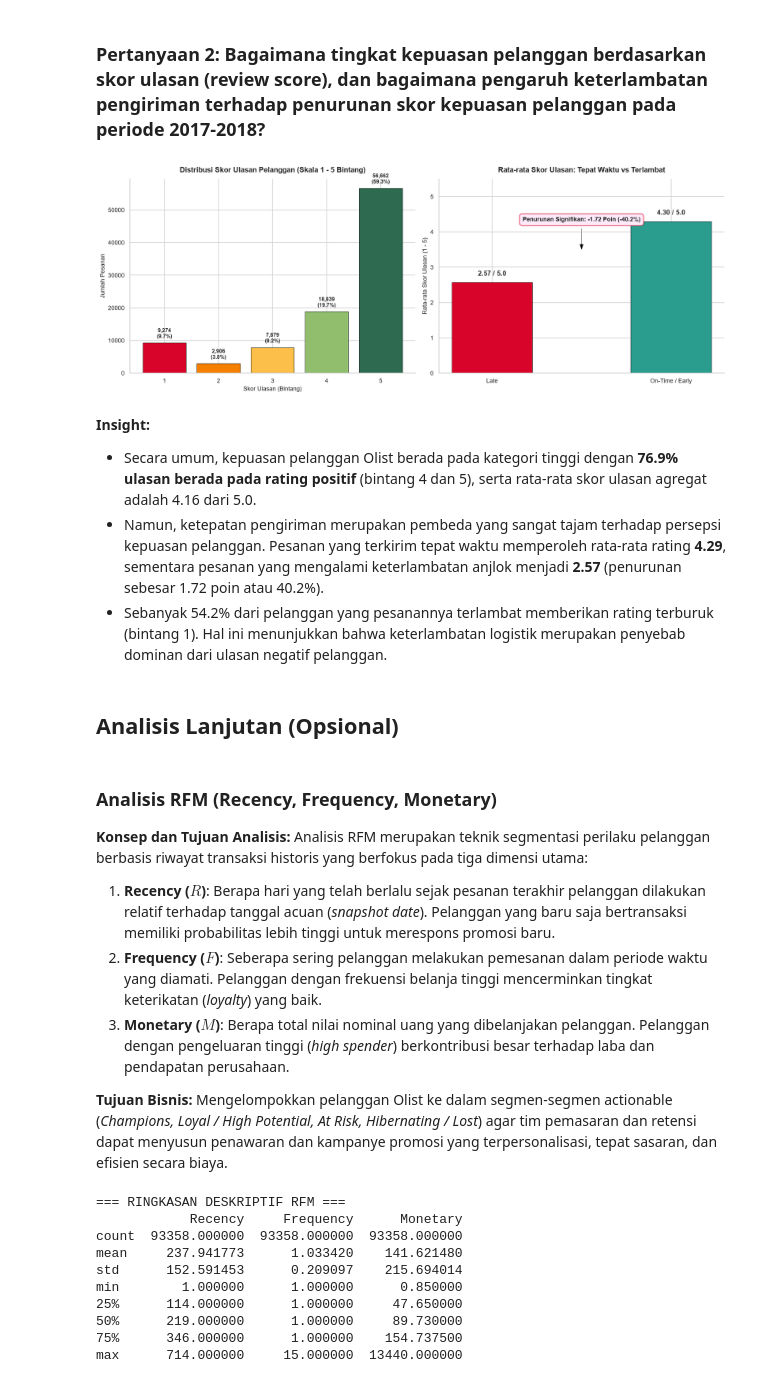
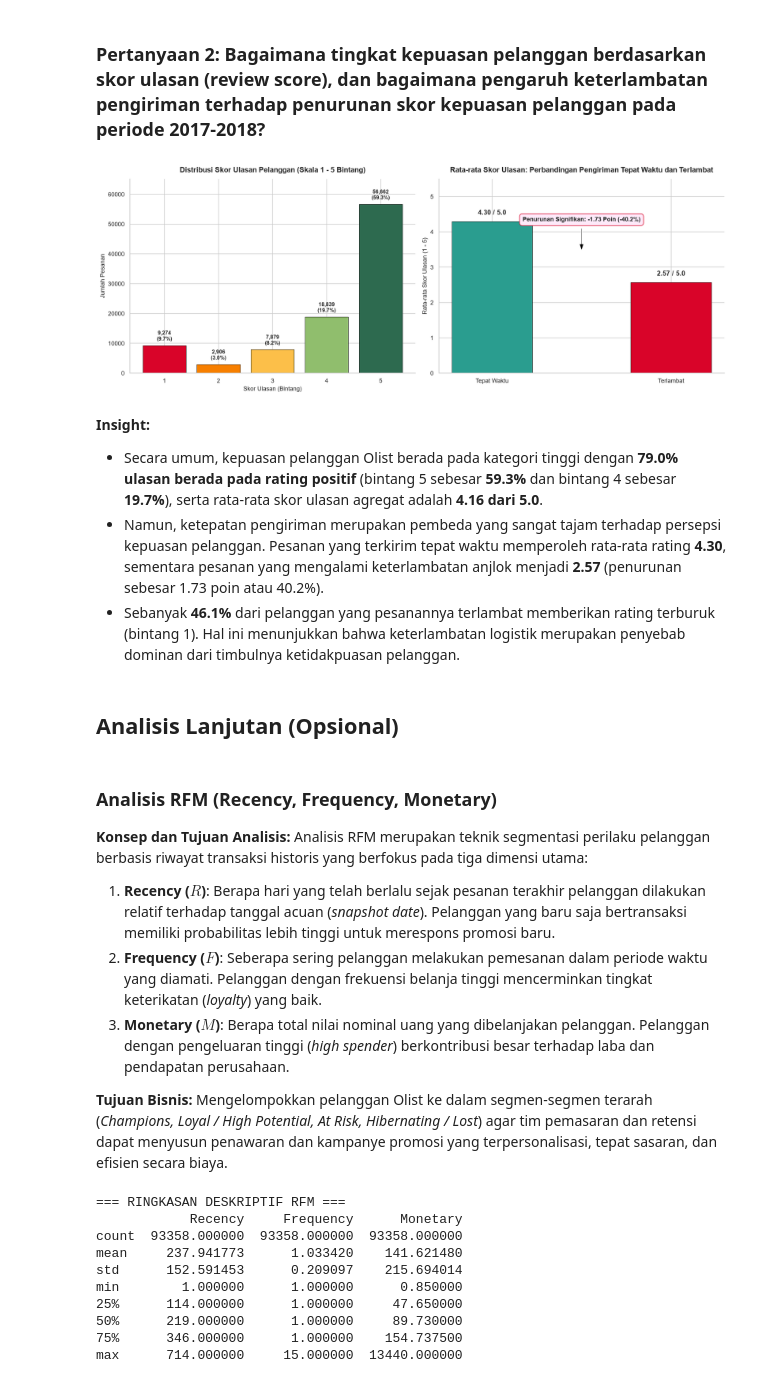
Before and after one commit to hauzanziyad/Dicoding-Proyek-FundamentalAnalisisData, a Jupyter notebook: notebook.ipynb, the cells around one changed output. Cells and saved outputs as stored; diff of their text form; code cells hidden in the pictures.

Commit message:
Revise submission based on reviewer feedback

```diff
--- a/notebook.ipynb
+++ b/notebook.ipynb
@@ -287,7 +288,7 @@ products_df['product_category_name_english'] = products_df['product_category_nam
 # 3. Feature Engineering untuk Analisis Pengiriman
 orders_df['delivery_time_days'] = (orders_df['order_delivered_customer_date'] - orders_df['order_purchase_timestamp']).dt.total_seconds() / (24 * 3600)
 orders_df['delay_days'] = (orders_df['order_delivered_customer_date'] - orders_df['order_estimated_delivery_date']).dt.total_seconds() / (24 * 3600)
-orders_df['delivery_status'] = np.where(orders_df['delay_days'] > 0, 'Late', 'On-Time / Early')
+orders_df['delivery_status'] = np.where(orders_df['delay_days'] > 0, 'Terlambat', 'Tepat Waktu')
 
 # 4. Deduplikasi Geolocation
 geolocation_clean_df = geolocation_df.drop_duplicates(subset=['geolocation_zip_code_prefix', 'geolocation_lat', 'geolocation_lng'])
@@ -485,9 +488,13 @@ axes[0].set_xlabel('Total Pendapatan (BRL - R$)', fontsize=11)
 axes[0].spines['top'].set_visible(False)
 axes[0].spines['right'].set_visible(False)
 
+max_top = top_5_categories['total_revenue'].max()
+axes[0].set_xlim(0, max_top * 1.30)
+axes[0].xaxis.set_major_formatter(ticker.FuncFormatter(lambda x, p: f'R$ {int(x):,}'))
+
 for bar in bars1:
     width = bar.get_width()
-    axes[0].text(width + 15000, bar.get_y() + bar.get_height()/2, f"R$ {width:,.0f}",
+    axes[0].text(width + (max_top * 0.02), bar.get_y() + bar.get_height()/2, f"R$ {width:,.0f}",
                  va='center', ha='left', fontsize=10, fontweight='bold', color='#1d3557')
 
 # Panel 2: Bottom 5 Categories
@@ -499,9 +506,13 @@ axes[1].set_xlabel('Total Pendapatan (BRL - R$)', fontsize=11)
 axes[1].spines['top'].set_visible(False)
 axes[1].spines['right'].set_visible(False)
 
+max_bot = bottom_5_categories['total_revenue'].max()
+axes[1].set_xlim(0, max_bot * 1.35)
+axes[1].xaxis.set_major_formatter(ticker.FuncFormatter(lambda x, p: f'R$ {int(x):,}'))
+
 for bar in bars2:
     width = bar.get_width()
-    axes[1].text(width + 25, bar.get_y() + bar.get_height()/2, f"R$ {width:,.2f}",
+    axes[1].text(width + (max_bot * 0.02), bar.get_y() + bar.get_height()/2, f"R$ {width:,.2f}",
                  va='center', ha='left', fontsize=10, fontweight='bold', color='#6a040f')
 
 plt.tight_layout()
@@ -529,44 +541,47 @@ axes[0].set_xlabel('Skor Ulasan (Bintang)', fontsize=11)
 axes[0].set_ylabel('Jumlah Pesanan', fontsize=11)
 axes[0].spines['top'].set_visible(False)
 axes[0].spines['right'].set_visible(False)
 
+max_rev_count = review_counts.max()
+axes[0].set_ylim(0, max_rev_count * 1.15)
+
 for bar in bars_rev:
     height = bar.get_height()
     pct = (height / total_reviews) * 100
-    axes[0].text(bar.get_x() + bar.get_width()/2, height + 1000, f"{height:,}\n({pct:.1f}%)",
+    axes[0].text(bar.get_x() + bar.get_width()/2, height + (max_rev_count * 0.02), f"{height:,}\n({pct:.1f}%)",
                  ha='center', va='bottom', fontsize=9.5, fontweight='bold')
 
-# Panel 2: Komparasi Rata-rata Skor Ulasan: Tepat Waktu vs Terlambat
+# Panel 2: Komparasi Rata-rata Skor Ulasan Pengiriman Tepat Waktu dan Terlambat
 mean_scores = delivery_satisfaction[['delivery_status', 'avg_review_score']]
-status_colors = ['#d90429' if s == 'Late' else '#2a9d8f' for s in mean_scores['delivery_status']]
+status_colors = ['#2a9d8f' if s == 'Tepat Waktu' else '#d90429' for s in mean_scores['delivery_status']]
 
 bars_status = axes[1].bar(mean_scores['delivery_status'], mean_scores['avg_review_score'], color=status_colors, width=0.45, edgecolor='black', linewidth=0.6)
-axes[1].set_title('Rata-rata Skor Ulasan: Tepat Waktu vs Terlambat', fontsize=13, fontweight='bold', pad=12)
+axes[1].set_title('Rata-rata Skor Ulasan: Perbandingan Pengiriman Tepat Waktu dan Terlambat', fontsize=13, fontweight='bold', pad=12)
 axes[1].set_ylabel('Rata-rata Skor Ulasan (1 - 5)', fontsize=11)
 axes[1].set_ylim(0, 5.5)
 axes[1].spines['top'].set_visible(False)
 axes[1].spines['right'].set_visible(False)
 
 for bar in bars_status:
     height = bar.get_height()
     axes[1].text(bar.get_x() + bar.get_width()/2, height + 0.15, f"{height:.2f} / 5.0",
                  ha='center', va='bottom', fontsize=12, fontweight='bold')
 
 # Tambahkan anotasi selisih rating (delta)
-axes[1].annotate('Penurunan Signifikan: -1.72 Poin (-40.2%)',
+axes[1].annotate('Penurunan Signifikan: -1.73 Poin (-40.2%)',
                  xy=(0.5, 3.4), xytext=(0.5, 4.3),
                  arrowprops=dict(facecolor='black', shrink=0.08, width=1.5, headwidth=8),
                  ha='center', fontsize=11, fontweight='bold', bbox=dict(boxstyle='round,pad=0.5', facecolor='#feeafa', edgecolor='#d90429'))
 
 plt.tight_layout()
 plt.show()
 # %% [output]
-[figure, old version]
+[figure, new version]
 # %% [markdown]
 **Insight:**
-- Secara umum, kepuasan pelanggan Olist berada pada kategori tinggi dengan **76.9% ulasan berada pada rating positif** (bintang 4 dan 5), serta rata-rata skor ulasan agregat adalah 4.16 dari 5.0.
-- Namun, ketepatan pengiriman merupakan pembeda yang sangat tajam terhadap persepsi kepuasan pelanggan. Pesanan yang terkirim tepat waktu memperoleh rata-rata rating **4.29**, sementara pesanan yang mengalami keterlambatan anjlok menjadi **2.57** (penurunan sebesar 1.72 poin atau 40.2%).
-- Sebanyak 54.2% dari pelanggan yang pesanannya terlambat memberikan rating terburuk (bintang 1). Hal ini menunjukkan bahwa keterlambatan logistik merupakan penyebab dominan dari ulasan negatif pelanggan.
+- Secara umum, kepuasan pelanggan Olist berada pada kategori tinggi dengan **79.0% ulasan berada pada rating positif** (bintang 5 sebesar **59.3%** dan bintang 4 sebesar **19.7%**), serta rata-rata skor ulasan agregat adalah **4.16 dari 5.0**.
+- Namun, ketepatan pengiriman merupakan pembeda yang sangat tajam terhadap persepsi kepuasan pelanggan. Pesanan yang terkirim tepat waktu memperoleh rata-rata rating **4.30**, sementara pesanan yang mengalami keterlambatan anjlok menjadi **2.57** (penurunan sebesar 1.73 poin atau 40.2%).
+- Sebanyak **46.1%** dari pelanggan yang pesanannya terlambat memberikan rating terburuk (bintang 1). Hal ini menunjukkan bahwa keterlambatan logistik merupakan penyebab dominan dari timbulnya ketidakpuasan pelanggan.
 # %% [markdown]
 ## Analisis Lanjutan (Opsional)
 # %% [markdown]
@@ -579,7 +594,7 @@ Analisis RFM merupakan teknik segmentasi perilaku pelanggan berbasis riwayat tra
 3. **Monetary ($M$)**: Berapa total nilai nominal uang yang dibelanjakan pelanggan. Pelanggan dengan pengeluaran tinggi (*high spender*) berkontribusi besar terhadap laba dan pendapatan perusahaan.
 
 **Tujuan Bisnis:**
-Mengelompokkan pelanggan Olist ke dalam segmen-segmen actionable (*Champions, Loyal / High Potential, At Risk, Hibernating / Lost*) agar tim pemasaran dan retensi dapat menyusun penawaran dan kampanye promosi yang terpersonalisasi, tepat sasaran, dan efisien secara biaya.
+Mengelompokkan pelanggan Olist ke dalam segmen-segmen terarah (*Champions, Loyal / High Potential, At Risk, Hibernating / Lost*) agar tim pemasaran dan retensi dapat menyusun penawaran dan kampanye promosi yang terpersonalisasi, tepat sasaran, dan efisien secara biaya.
 # %%
 # Menentukan tanggal snapshot (1 hari setelah pesanan delivered terakhir)
 snapshot_date = orders_items_df['order_purchase_timestamp'].max() + dt.timedelta(days=1)
```
Also changed, not shown: parts of 20 cells of this notebook, 3 other files.
